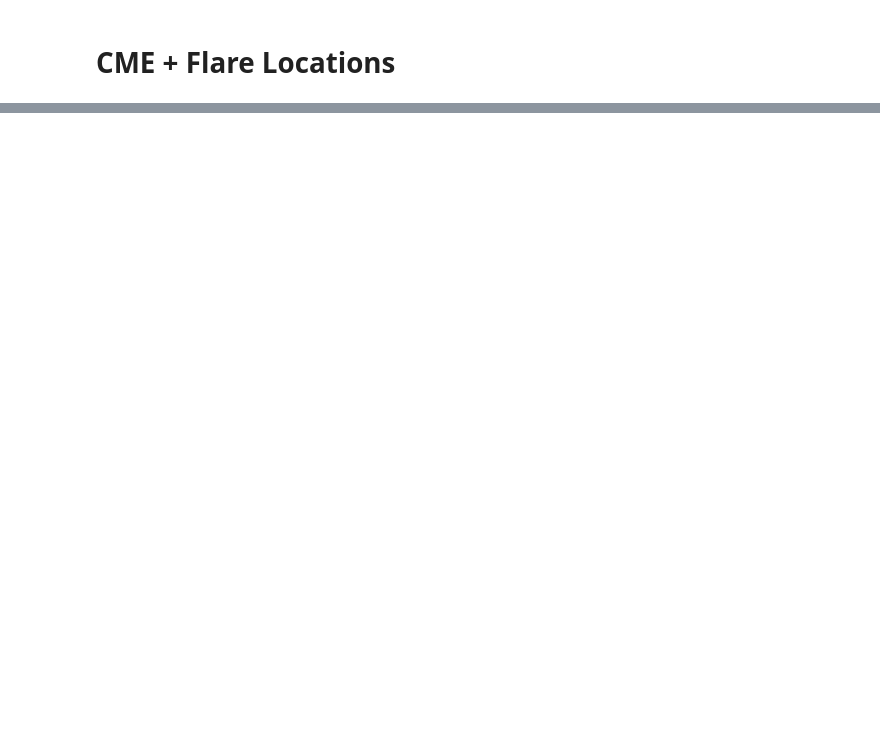
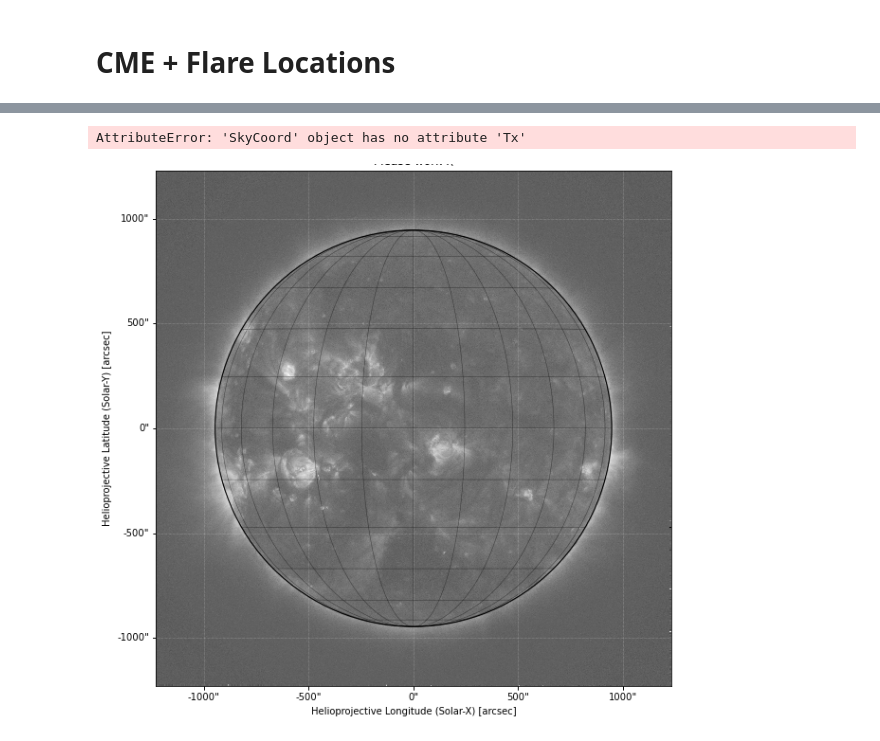
Before and after one commit to peterbreslin/ss_project, a Jupyter notebook: locations_plot.ipynb, the cells around one changed output, grey strips where cells are left out. Saved outputs shown, nothing was run; the diff lists cells and outputs as text; code cells hidden in the pictures; blank space fills up the shorter version.

```diff
--- a/locations_plot.ipynb
+++ b/locations_plot.ipynb
@@ -72,0 +112,25 @@ AttributeError: module 'sunpy.coordinates' has no attribute 'convert_hgs_hpc'
+# %%
+# SMH ---> had columns of the location arcsec equivalent the whole time..
+sun = sunpy.map.Map(sample_map)
+fig = plt.figure(figsize=[10,10])
+ax = fig.add_subplot(projection=sun)
+
+#sun.plot_settings['norm'] = colors.LogNorm(100, sun.max())
+
+sun.plot(title='Please work :(', cmap='Greys_r')
+sun.data[:,:]=[500.]
+sun.draw_limb(color='k')
+sun.draw_grid(color='k', lw = 0.5)
+sun.draw_contours(np.arange(30, 100, 5)*u.percent)
+
+#sun.plot(ax)
+plt.scatter(hc.flare_hcx_position, hc.flare_hcy_position, s=50, cmap='viridis', linewidth=0.0)
+#plt.scatter(cords.Tx, cords.Ty, s=50, cmap='viridis', linewidth=0.0)
+#ax.plot_coord(cords, 'o')
+ax.set_autoscale_on(False)
+#plt.subplots_adjust(top=0.95,bottom=0.0)
+
+plt.show()
+# %% [output]
+AttributeError: 'SkyCoord' object has no attribute 'Tx'
+[figure, added]
```
Also changed, not shown: parts of 17 cells of this notebook.
